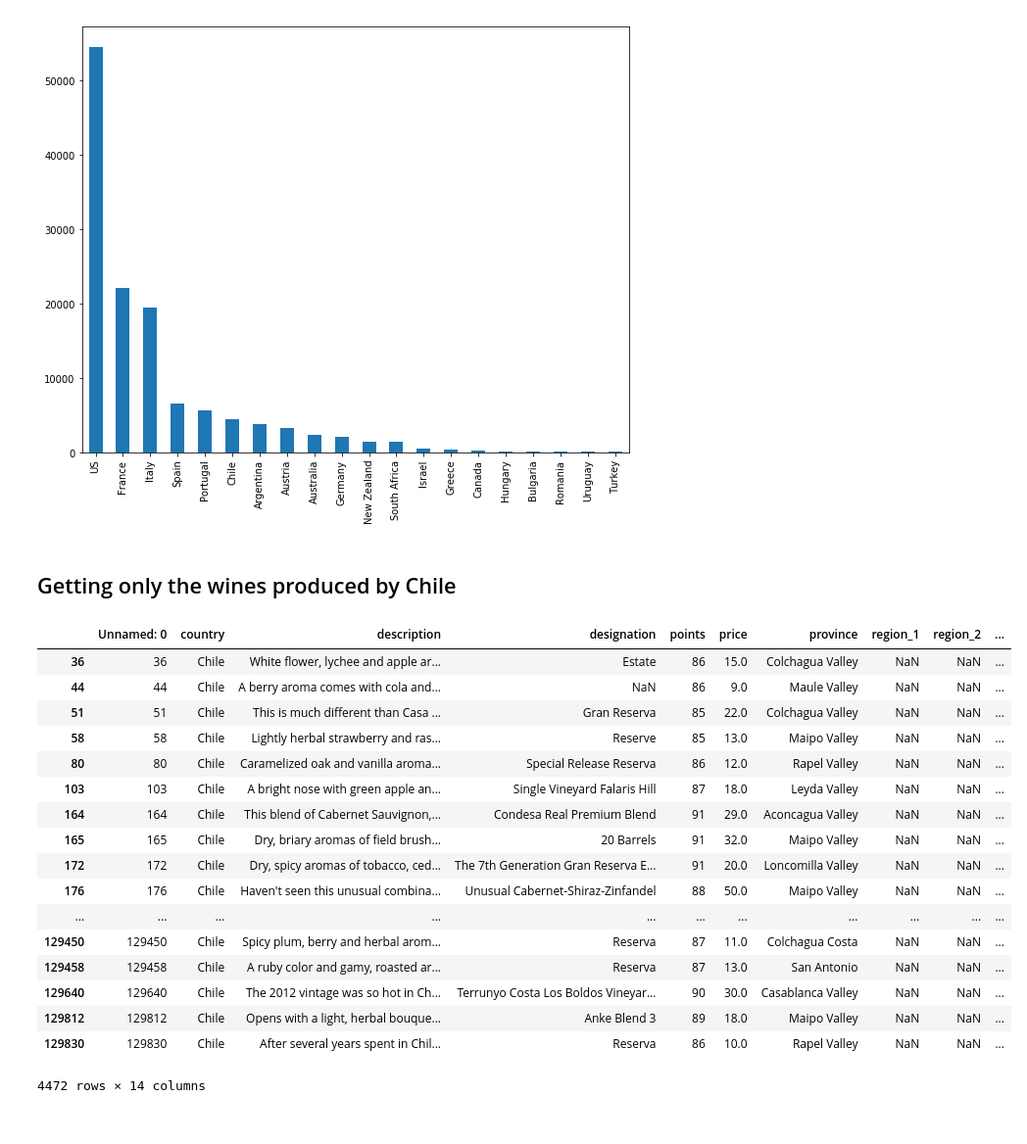
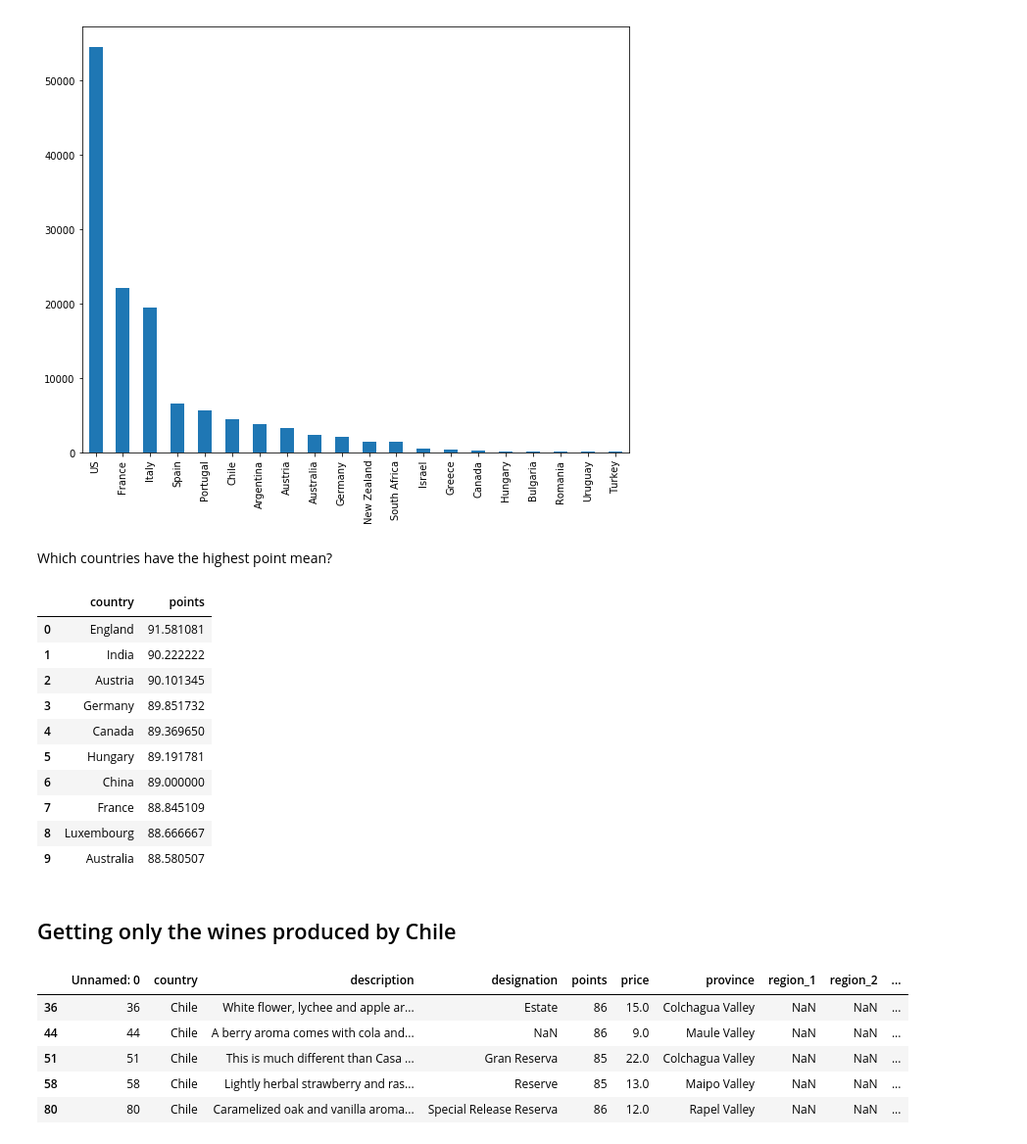
Before and after one commit to trallard/ReproduciblePython, a Jupyter notebook: solutions/01_exploredata.ipynb, the cells around one changed output. Shown at 98% size. Saved outputs shown, nothing was run; the diff lists cells and outputs as text; code cells hidden in the pictures.

```diff
--- a/solutions/01_exploredata.ipynb
+++ b/solutions/01_exploredata.ipynb
@@ -51,27 +72,33 @@ country = wine['country'].value_counts().to_frame()[0:20]
 country.plot.bar(ax = ax, legend = None);
 # %% [output]
 [figure]
+# %% [markdown]
+Which countries have the highest point mean?
+# %%
+country_grouped = wine.groupby('country')
+grouped_list = country_grouped['points'].mean().reset_index()
+grouped_list.sort_values(by ='points', ascending = False).iloc[:10].reset_index(drop = True)
+# %% [output]
+|  | country | points |
+| 0 | England | 91.581081 |
+| 1 | India | 90.222222 |
+| 2 | Austria | 90.101345 |
+| 3 | Germany | 89.851732 |
+| 4 | Canada | 89.369650 |
+| 5 | Hungary | 89.191781 |
+| 6 | China | 89.000000 |
+| 7 | France | 88.845109 |
+| 8 | Luxembourg | 88.666667 |
+| 9 | Australia | 88.580507 |
 # %% [markdown]
 ## Getting only the wines produced by Chile
 # %%
 chile = wine[wine['country'] == 'Chile'].copy()
-chile
+chile.head()
 # %% [output]
 |  | Unnamed: 0 | country | description | designation | points | price | province | region_1 | region_2 | ... |
 | 36 | 36 | Chile | White flower, lychee and apple ar... | Estate | 86 | 15.0 | Colchagua Valley | NaN | NaN | ... |
 | 44 | 44 | Chile | A berry aroma comes with cola and... | NaN | 86 | 9.0 | Maule Valley | NaN | NaN | ... |
 | 51 | 51 | Chile | This is much different than Casa ... | Gran Reserva | 85 | 22.0 | Colchagua Valley | NaN | NaN | ... |
 | 58 | 58 | Chile | Lightly herbal strawberry and ras... | Reserve | 85 | 13.0 | Maipo Valley | NaN | NaN | ... |
 | 80 | 80 | Chile | Caramelized oak and vanilla aroma... | Special Release Reserva | 86 | 12.0 | Rapel Valley | NaN | NaN | ... |
-| 103 | 103 | Chile | A bright nose with green apple an... | Single Vineyard Falaris Hill | 87 | 18.0 | Leyda Valley | NaN | NaN | ... |
-| 164 | 164 | Chile | This blend of Cabernet Sauvignon,... | Condesa Real Premium Blend | 91 | 29.0 | Aconcagua Valley | NaN | NaN | ... |
-| 165 | 165 | Chile | Dry, briary aromas of field brush... | 20 Barrels | 91 | 32.0 | Maipo Valley | NaN | NaN | ... |
-| 172 | 172 | Chile | Dry, spicy aromas of tobacco, ced... | The 7th Generation Gran Reserva E... | 91 | 20.0 | Loncomilla Valley | NaN | NaN | ... |
-| 176 | 176 | Chile | Haven't seen this unusual combina... | Unusual Cabernet-Shiraz-Zinfandel | 88 | 50.0 | Maipo Valley | NaN | NaN | ... |
-| ... | ... | ... | ... | ... | ... | ... | ... | ... | ... | ... |
-| 129450 | 129450 | Chile | Spicy plum, berry and herbal arom... | Reserva | 87 | 11.0 | Colchagua Costa | NaN | NaN | ... |
-| 129458 | 129458 | Chile | A ruby color and gamy, roasted ar... | Reserva | 87 | 13.0 | San Antonio | NaN | NaN | ... |
-| 129640 | 129640 | Chile | The 2012 vintage was so hot in Ch... | Terrunyo Costa Los Boldos Vineyar... | 90 | 30.0 | Casablanca Valley | NaN | NaN | ... |
-| 129812 | 129812 | Chile | Opens with a light, herbal bouque... | Anke Blend 3 | 89 | 18.0 | Maipo Valley | NaN | NaN | ... |
-| 129830 | 129830 | Chile | After several years spent in Chil... | Reserva | 86 | 10.0 | Rapel Valley | NaN | NaN | ... |
-4472 rows × 14 columns
```
Also changed, not shown: parts of 8 cells of this notebook, 2 other files.
